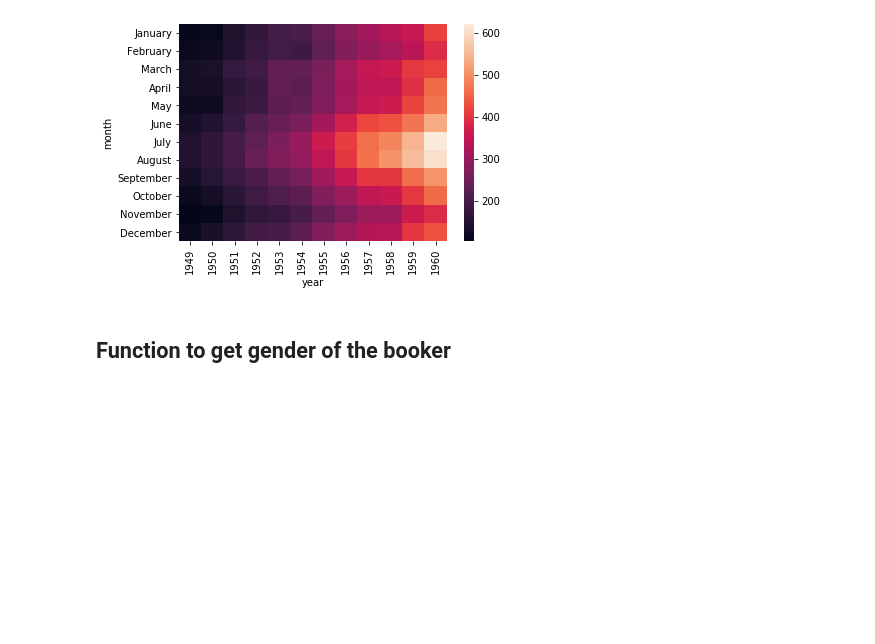
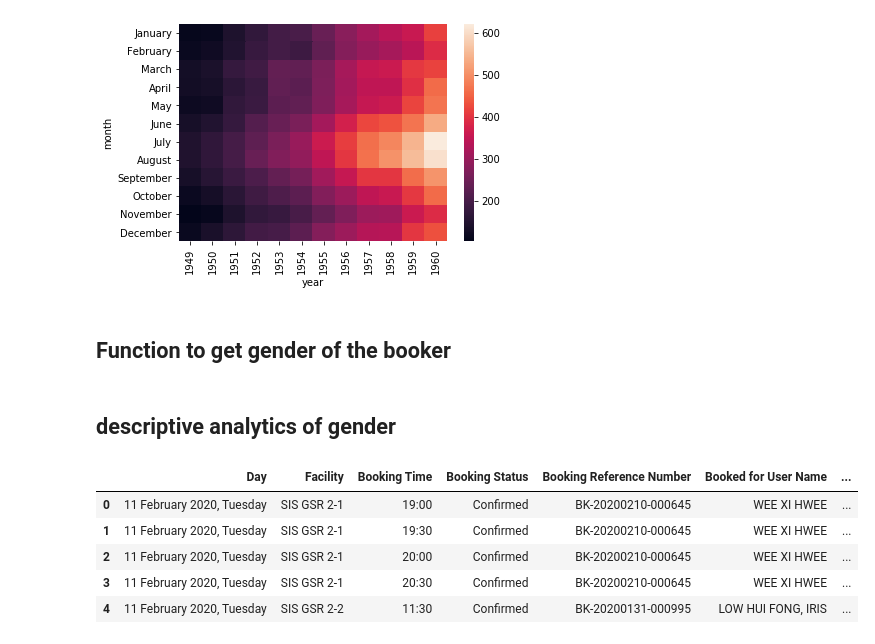
Before and after one commit to y4nrui/SMU-BIA-DAP-Project-1920, a Jupyter notebook: y4nrui_gender_guesser.ipynb, the cells around one changed output. Saved outputs shown, nothing was run; the diff lists cells and outputs as text; code cells hidden in the pictures; blank space fills up the shorter version.

```diff
--- a/y4nrui_gender_guesser.ipynb
+++ b/y4nrui_gender_guesser.ipynb
@@ -232,3 +233,14 @@ def _get_gender(name):
         gender = _get_gender(name)
         gend_dict[name] = gender
         return gender, gend_dict
+# %% [markdown]
+## descriptive analytics of gender
+# %%
+data.head()
+# %% [output]
+|  | Day | Facility | Booking Time | Booking Status | Booking Reference Number | Booked for User Name | ... |
+| 0 | 11 February 2020, Tuesday | SIS GSR 2-1 | 19:00 | Confirmed | BK-20200210-000645 | WEE XI HWEE | ... |
+| 1 | 11 February 2020, Tuesday | SIS GSR 2-1 | 19:30 | Confirmed | BK-20200210-000645 | WEE XI HWEE | ... |
+| 2 | 11 February 2020, Tuesday | SIS GSR 2-1 | 20:00 | Confirmed | BK-20200210-000645 | WEE XI HWEE | ... |
+| 3 | 11 February 2020, Tuesday | SIS GSR 2-1 | 20:30 | Confirmed | BK-20200210-000645 | WEE XI HWEE | ... |
+| 4 | 11 February 2020, Tuesday | SIS GSR 2-2 | 11:30 | Confirmed | BK-20200131-000995 | LOW HUI FONG, IRIS | ... |
```
Also changed, not shown: parts of 12 cells of this notebook.
